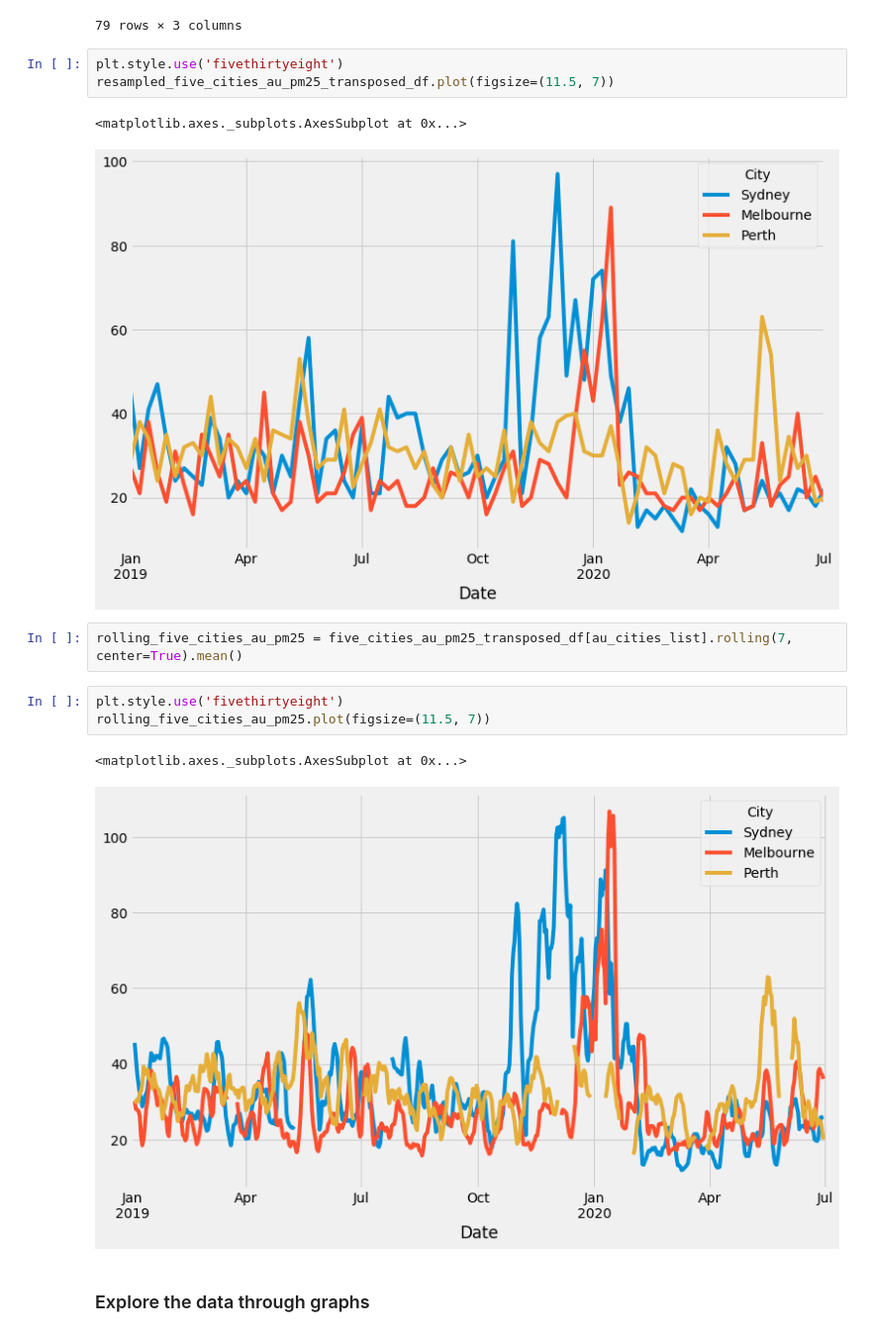
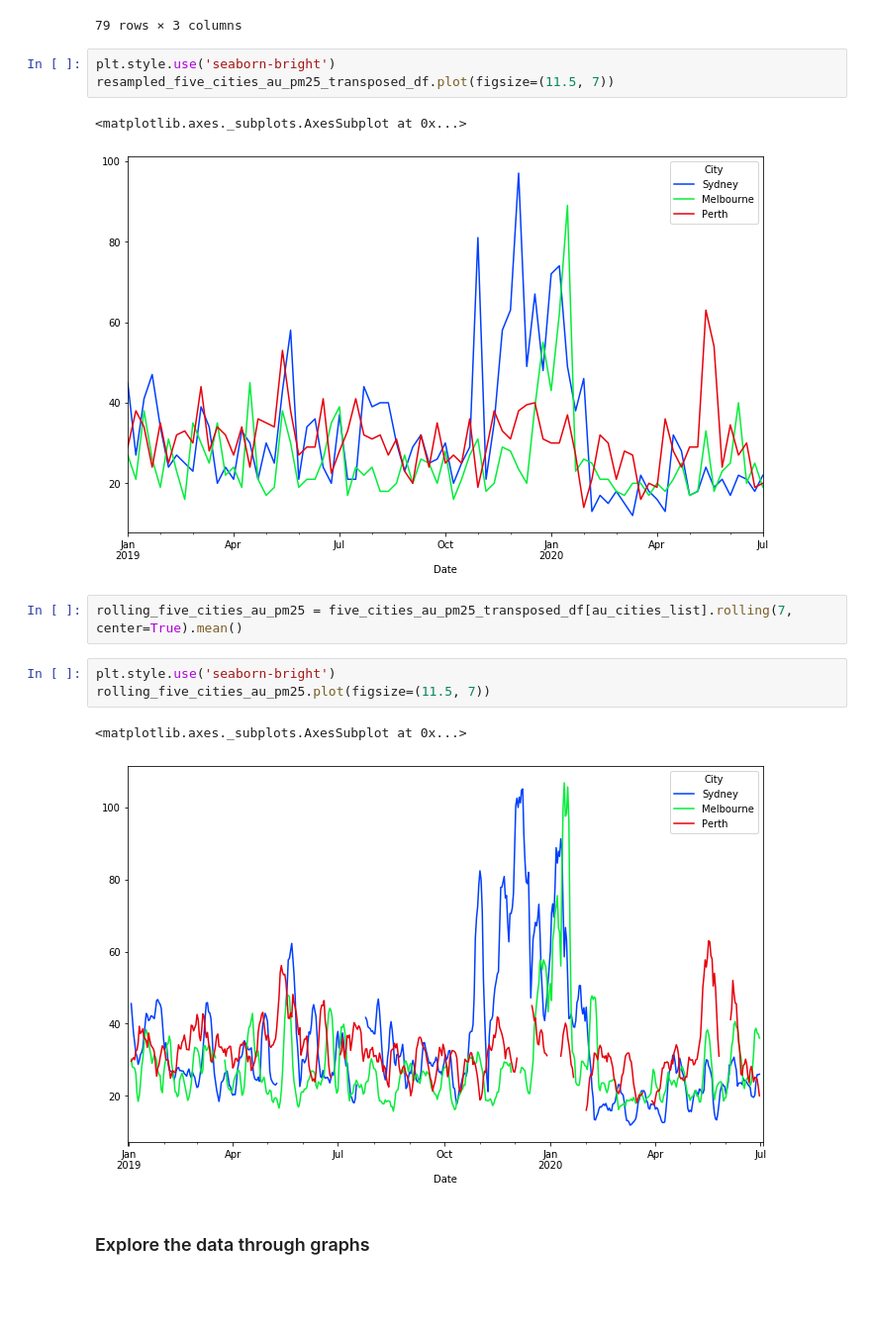
Before and after one commit to poojaisabelle/Project-One, a Jupyter notebook: data_exploration_cleanup_MASTER.ipynb, the cells around one changed output. Shown at 99% size. Cells and saved outputs as stored; diff of their text form; blank space fills up the shorter version.

```diff
--- a/data_exploration_cleanup_MASTER.ipynb
+++ b/data_exploration_cleanup_MASTER.ipynb
@@ -462,19 +460,19 @@ resampled_five_cities_au_pm25_transposed_df
 | 2020-07-05 | 22.0 | 19.0 | 20.0 |
 79 rows × 3 columns
 # %%
-plt.style.use('fivethirtyeight')
+plt.style.use('seaborn-bright')
 resampled_five_cities_au_pm25_transposed_df.plot(figsize=(11.5, 7))
 # %% [output]
 <matplotlib.axes._subplots.AxesSubplot at 0x...>
-[figure, old version]
+[figure, new version]
 # %%
 rolling_five_cities_au_pm25 = five_cities_au_pm25_transposed_df[au_cities_list].rolling(7, center=True).mean()
 # %%
-plt.style.use('fivethirtyeight')
+plt.style.use('seaborn-bright')
 rolling_five_cities_au_pm25.plot(figsize=(11.5, 7))
 # %% [output]
 <matplotlib.axes._subplots.AxesSubplot at 0x...>
-[figure, old version]
+[figure, new version]
 # %% [markdown]
 ### Explore the data through graphs
 # %%
```
Also changed, not shown: parts of 61 cells of this notebook, 1 other file.
